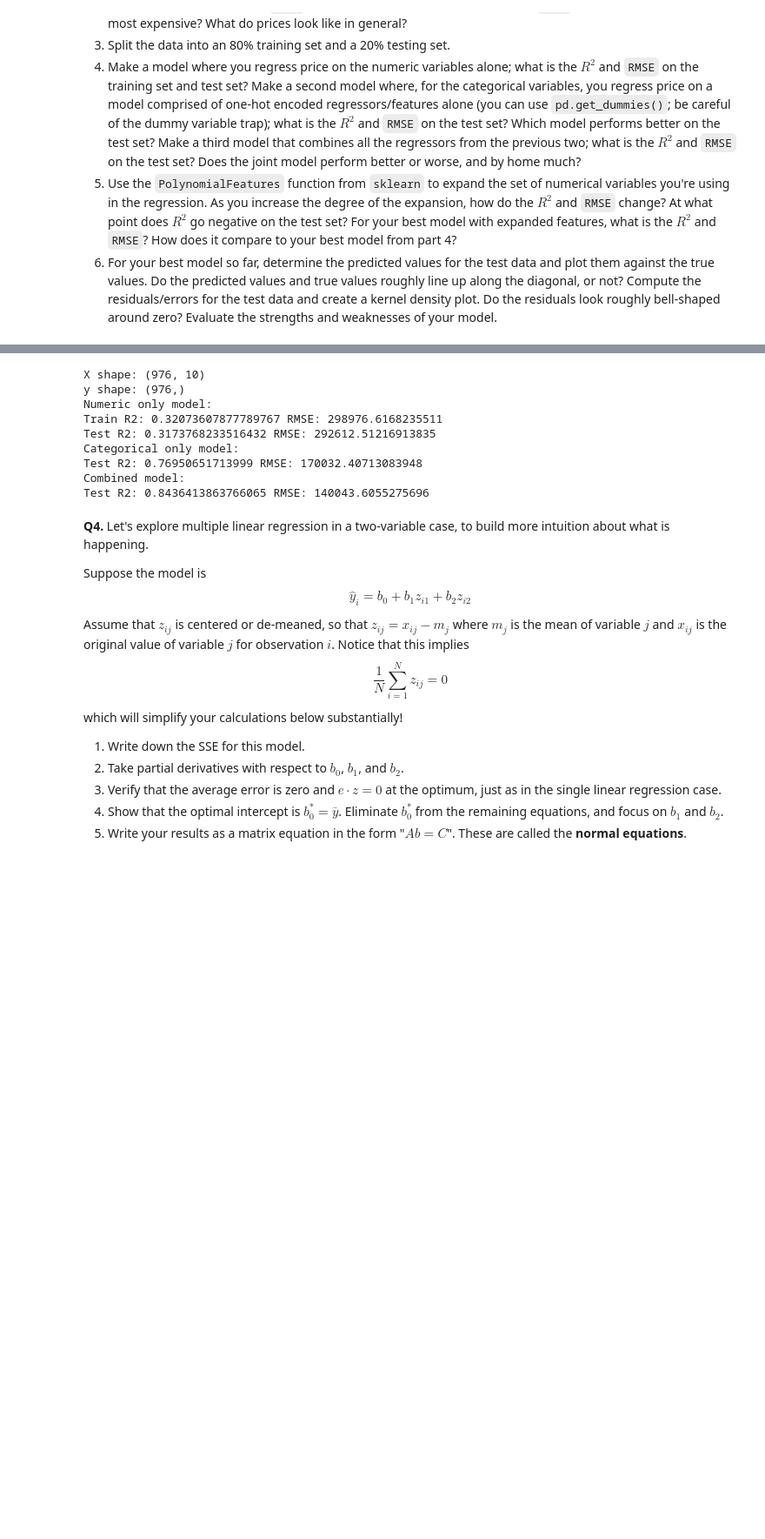
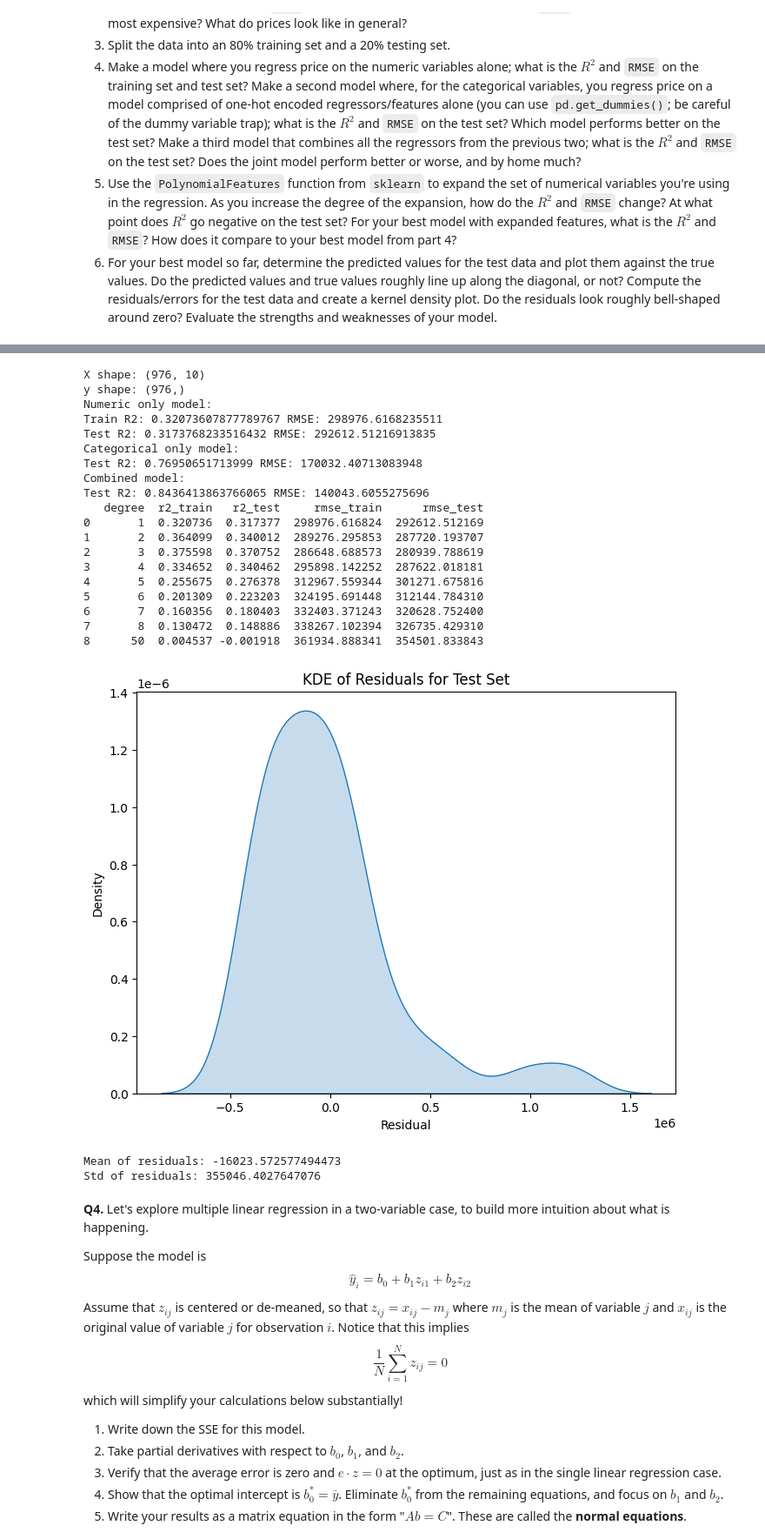
Before and after one commit to allyoshea/linear_models, a Jupyter notebook: assignment/assignment.ipynb, the cells around one changed output, grey strips where cells are left out. Shown at 87% size. Drawn from its saved outputs; the diff is of its cells as text; code cells hidden in the pictures; blank space fills up the shorter version.

```diff
--- a/assignment/assignment.ipynb
+++ b/assignment/assignment.ipynb
@@ -251,6 +251,7 @@ import matplotlib.pyplot as plt
 from sklearn.linear_model import LinearRegression
 from sklearn.model_selection import train_test_split
 from sklearn.metrics import r2_score, mean_squared_error
+from sklearn.preprocessing import PolynomialFeatures
 
 df = pd.read_csv('/content/cars_hw.csv', low_memory = False)
 df.head()
@@ -391,39 +392,100 @@ rmse_test_all = np.sqrt(mean_squared_error(y_test, y_test_pred_all))
 
 print("Combined model:")
 print("Test R2:", r2_test_all, "RMSE:", rmse_test_all)
+
+degrees = [1, 2, 3, 4, 5, 6, 7, 8, 50]  # you can increase gradually
+results = []
+
+for d in degrees:
+    poly = PolynomialFeatures(degree=d, include_bias=False)
+
+    # Fit/transform train and test
+    X_train_poly = poly.fit_transform(X_train_num)
+    X_test_poly = poly.transform(X_test_num)
+
+    # Fit regression
+    model = LinearRegression()
+    model.fit(X_train_poly, y_train)
+
+    # Predict
+    y_train_pred = model.predict(X_train_poly)
+    y_test_pred = model.predict(X_test_poly)
+
+    # Evaluate
+    r2_train = r2_score(y_train, y_train_pred)
+    r2_test = r2_score(y_test, y_test_pred)
+    rmse_train = np.sqrt(mean_squared_error(y_train, y_train_pred))
+    rmse_test = np.sqrt(mean_squared_error(y_test, y_test_pred))
+
+    results.append({
+        'degree': d,
+        'r2_train': r2_train,
+        'r2_test': r2_test,
+        'rmse_train': rmse_train,
+        'rmse_test': rmse_test
+    })
+
+results_df = pd.DataFrame(results)
+print(results_df)
+
+
+
+residuals = y_test - y_test_pred
+
+plt.figure(figsize=(8,6))
+sns.kdeplot(residuals, fill=True)
+plt.title("KDE of Residuals for Test Set")
+plt.xlabel("Residual")
+plt.show()
+
+print("Mean of residuals:", residuals.mean())
+print("Std of residuals:", residuals.std())
 # %% [output]
 <class 'pandas.core.frame.DataFrame'>
 RangeIndex: 976 entries, 0 to 975
 Data columns (total 12 columns):
  #   Column             Non-Null Count  Dtype
 ---  ------             --------------  -----
  0   Unnamed: 0         976 non-null    int64
  1   Make               976 non-null    object
  2   Make_Year          976 non-null    int64
  3   Color              976 non-null    object
  4   Body_Type          976 non-null    object
  5   Mileage_Run        976 non-null    int64
  6   No_of_Owners       976 non-null    object
  7   Seating_Capacity   976 non-null    int64
  8   Fuel_Type          976 non-null    object
  9   Transmission       976 non-null    object
  10  Transmission_Type  976 non-null    object
  11  Price              976 non-null    int64
 dtypes: int64(5), object(7)
 memory usage: 91.6+ KB
 ['1st' '2nd' '3rd']
 [figure]
 [figure]
 [figure]
 X shape: (976, 10)
 y shape: (976,)
 Numeric only model:
 Train R2: 0.32073607877789767 RMSE: 298976.6168235511
 Test R2: 0.3173768233516432 RMSE: 292612.51216913835
 Categorical only model:
 Test R2: 0.76950651713999 RMSE: 170032.40713083948
 Combined model:
 Test R2: 0.8436413863766065 RMSE: 140043.6055275696
+   degree  r2_train   r2_test     rmse_train      rmse_test
+0       1  0.320736  0.317377  298976.616824  292612.512169
+1       2  0.364099  0.340012  289276.295853  287720.193707
+2       3  0.375598  0.370752  286648.688573  280939.788619
+3       4  0.334652  0.340462  295898.142252  287622.018181
+4       5  0.255675  0.276378  312967.559344  301271.675816
+5       6  0.201309  0.223203  324195.691448  312144.784310
+6       7  0.160356  0.180403  332403.371243  320628.752400
+7       8  0.130472  0.148886  338267.102394  326735.429310
+8      50  0.004537 -0.001918  361934.888341  354501.833843
+[figure, added]
+Mean of residuals: -16023.572577494473
+Std of residuals: 355046.4027647076
 # %% [markdown]
 **Q4.** Let's explore multiple linear regression in a two-variable case, to build more intuition about what is happening.
 
```
